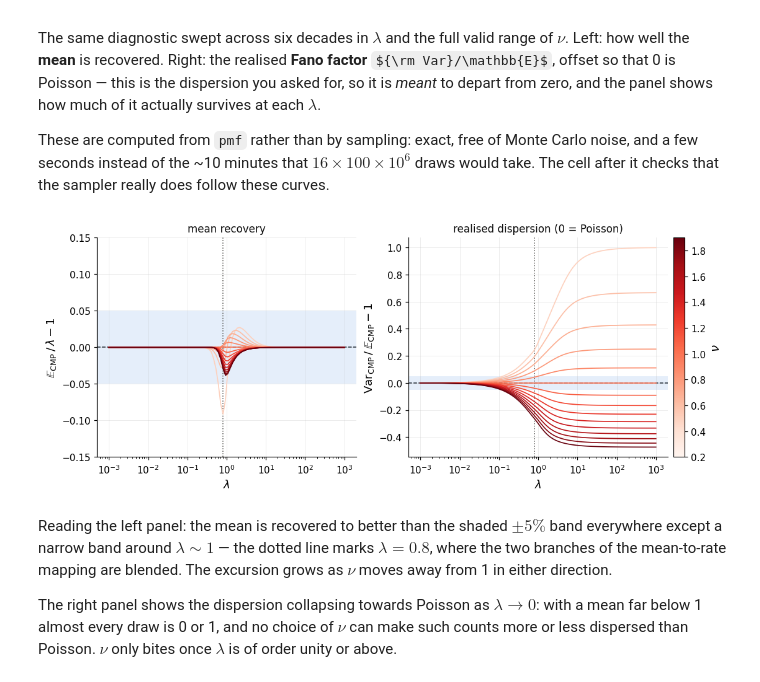
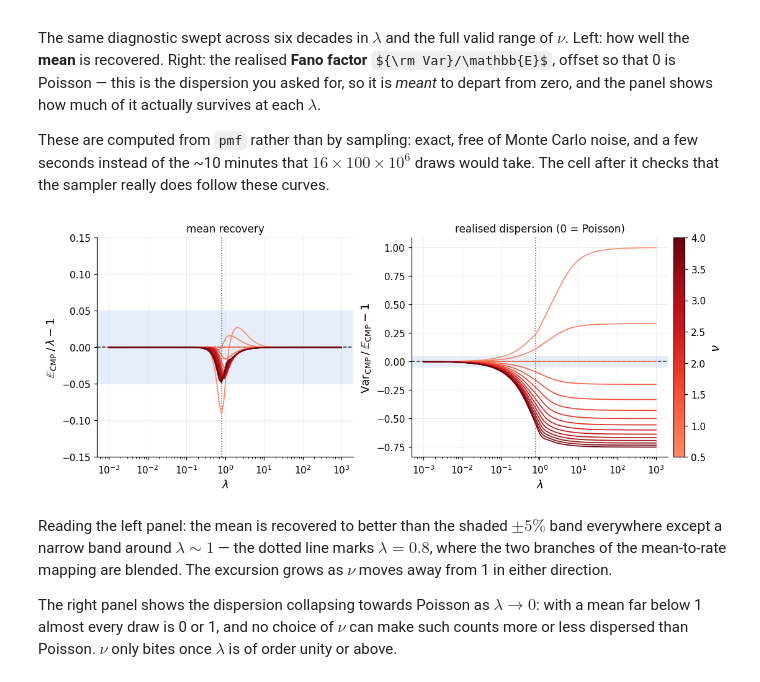
Before and after one commit to antoine-rocher/cmpdist, a Jupyter notebook: examples/getting_started.ipynb, the cells around one changed output. Cells and saved outputs as stored; diff of their text form; code cells hidden in the pictures; some formulas as TeX source.

```diff
--- a/examples/getting_started.ipynb
+++ b/examples/getting_started.ipynb
@@ -91,7 +91,7 @@ dispersion changes: small $\nu$ spreads the counts out, large $\nu$ concentrates
 them around the mean.
 # %%
 lam = 8.0
-nus = [0.5, 0.7, 1.0, 1.4, 1.9]
+nus = [0.5, 0.8, 1.0, 2.0, 4.0]
 k = np.arange(0, 22)
 
 fig, ax = plt.subplots(figsize=(7.2, 4.2))
@@ -304,7 +309,7 @@ below is the **analytic** mean of the resulting distribution divided by the mean
 asked for, so these are real errors, not Monte Carlo noise.
 # %%
 lams = [0.05, 0.2, 0.5, 0.8, 1.0, 2.0, 5.0, 20.0, 100.0]
-nus = [0.5, 0.6, 0.8, 1.0, 1.5, 1.9]
+nus = [0.5, 0.6, 0.8, 1.0, 1.5, 2.0, 3.0, 4.0]
 
 print("realised mean / requested lam")
 print(f"{'lam':>6} " + "".join(f"  nu={n:<5}" for n in nus))
@@ -346,8 +356,8 @@ these curves.
 import matplotlib.cm as cm
 import matplotlib.colors as mcolors
 
-# 2.0 is excluded: the valid range is the half-open [0.5, 2)
-nu_sweep = np.arange(0.5, 2.0, 0.1)
+# the enforced range is closed, so 4.0 itself is fine
+nu_sweep = np.linspace(0.5, 4.0, 15)
 lam_sweep = np.geomspace(1e-3, 1e3, 100)
 
 mean_bias = np.empty((nu_sweep.size, lam_sweep.size))
@@ -357,36 +367,40 @@ for i, nu in enumerate(nu_sweep):
         mean, var = analytic_moments(d, lam, nu)
         mean_bias[i, j] = mean / lam - 1
         fano_bias[i, j] = var / mean - 1
 
-cmap = plt.get_cmap("Reds")
-norm = mcolors.Normalize(vmin=nu_sweep.min() - 0.3, vmax=nu_sweep.max())
+# Reds truncated at 40%: the untruncated light end is below 2:1 contrast on a
+# white page, and nu = 0.5 -- the one curve that breaches 5% -- lands there.
+base = plt.get_cmap("Reds")
+cmap = mcolors.LinearSegmentedColormap.from_list(
+    "Reds_visible", base(np.linspace(0.40, 1.0, 256)))
+norm = mcolors.Normalize(vmin=nu_sweep.min(), vmax=nu_sweep.max())
 sm = cm.ScalarMappable(cmap=cmap, norm=norm)
 sm.set_array([])
 
 fig, axes = plt.subplots(1, 2, figsize=(10, 4), constrained_layout=True)
 for i, nu in enumerate(nu_sweep):
     axes[0].plot(lam_sweep, mean_bias[i], lw=1.1, color=sm.to_rgba(nu))
     axes[1].plot(lam_sweep, fano_bias[i], lw=1.1, color=sm.to_rgba(nu))
 
 for ax in axes:
     ax.axhline(0.0, color=INK, lw=1, ls="--", zorder=0)
     ax.axhspan(-0.05, 0.05, color="#2a78d6", alpha=0.12, lw=0, zorder=0)
     ax.axvline(0.8, color=INK_SOFT, lw=1, ls=":", zorder=0)
     ax.set_xscale("log")
     ax.set_xlabel(r"$\lambda$", fontsize=12)
 
 axes[0].set_ylabel(r"$\mathbb{E}_{\rm CMP}\,/\,\lambda - 1$", fontsize=12)
 axes[0].set_ylim(-0.15, 0.15)
 axes[0].set_title("mean recovery", color=INK, fontsize=11)
 axes[1].set_ylabel(r"${\rm Var}_{\rm CMP}\,/\,\mathbb{E}_{\rm CMP} - 1$",
                    fontsize=12)
 axes[1].set_title("realised dispersion (0 = Poisson)", color=INK, fontsize=11)
 
 cbar = fig.colorbar(sm, ax=axes, pad=0.01)
 cbar.set_label(r"$\nu$", fontsize=13)
 plt.show()
 # %% [output]
-[figure, old version]
+[figure, new version]
 # %% [markdown]
 Reading the left panel: the mean is recovered to better than the shaded $\pm 5\%$
 band everywhere except a narrow band around $\lambda \sim 1$ — the dotted line marks
```
Also changed, not shown: parts of 13 cells of this notebook, 4 other files.
